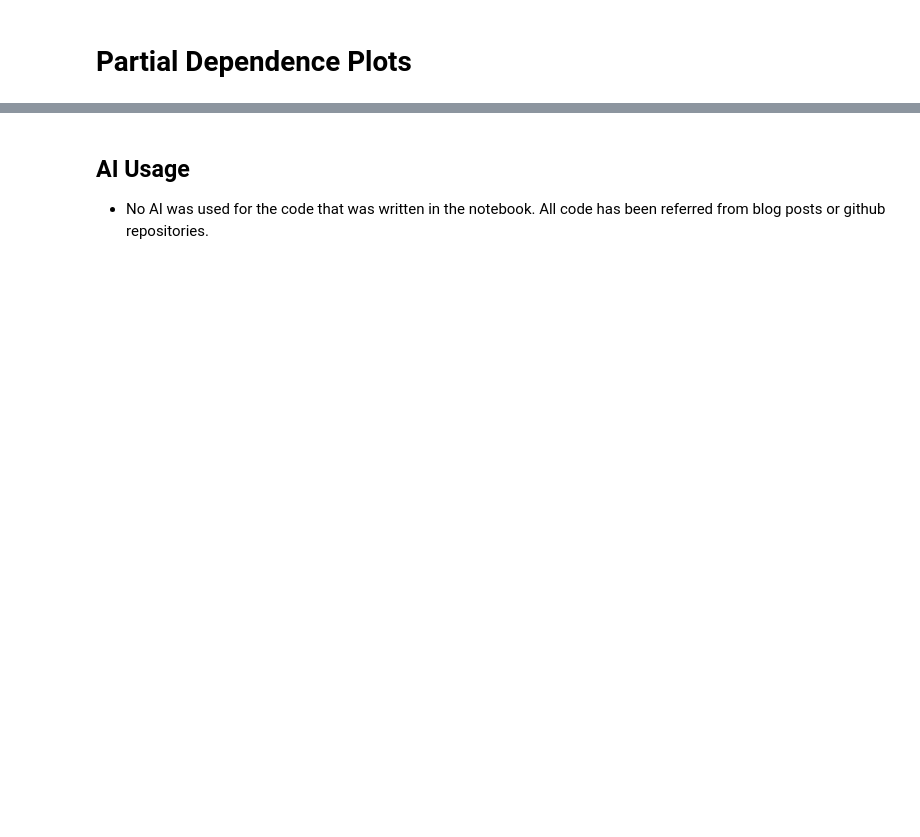
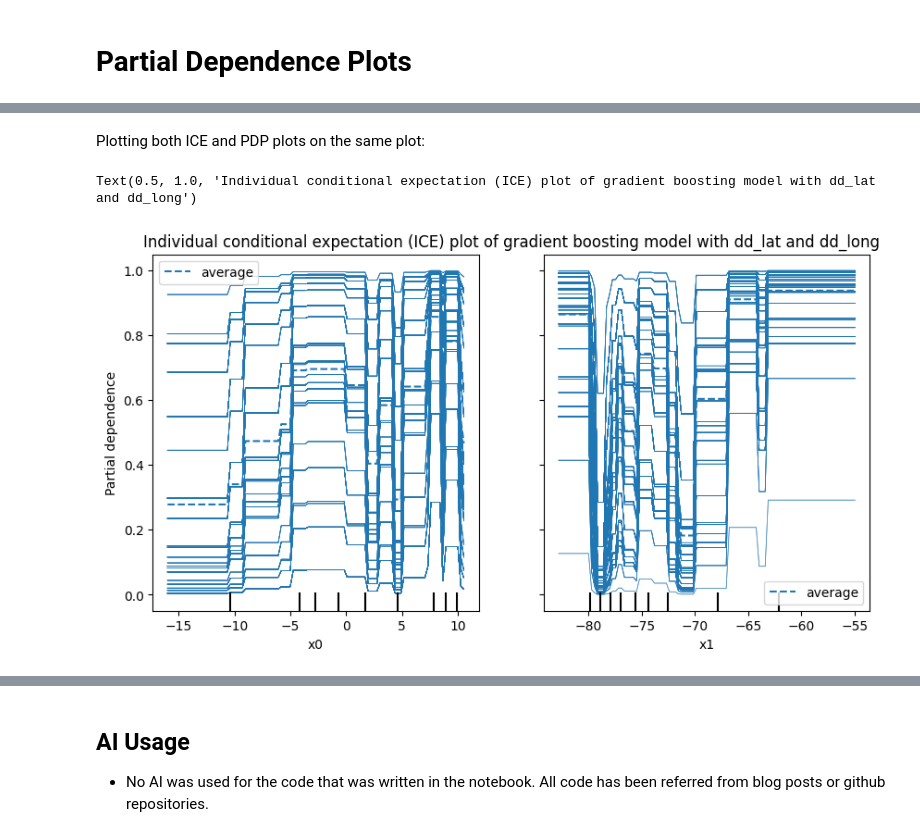
Before and after one commit to shaunak-badani/XAI, a Jupyter notebook: Assignment04/ExplainableTechniquesII.ipynb, the cells around one changed output, grey strips where cells are left out. Drawn from its saved outputs; the diff is of its cells as text; code cells hidden in the pictures; blank space fills up the shorter version.

```diff
--- a/Assignment04/ExplainableTechniquesII.ipynb
+++ b/Assignment04/ExplainableTechniquesII.ipynb
@@ -89,0 +115,9 @@ X = pd.DataFrame({'dd_lat': dd_lat, 'dd_long': dd_long, 'species': species_uniqu
+# %% [markdown]
+Plotting both ICE and PDP plots on the same plot:
+# %%
+fig, ax = plt.subplots(figsize = (10, 5))
+PartialDependenceDisplay.from_estimator(clf, X_train, [0, 1], ax = ax, kind = 'both')
+ax.set_title("Individual conditional expectation (ICE) plot of gradient boosting model with dd_lat and dd_long")
+# %% [output]
+Text(0.5, 1.0, 'Individual conditional expectation (ICE) plot of gradient boosting model with dd_lat and dd_long')
+[figure, added]
```
Also changed, not shown: parts of 14 cells of this notebook.
